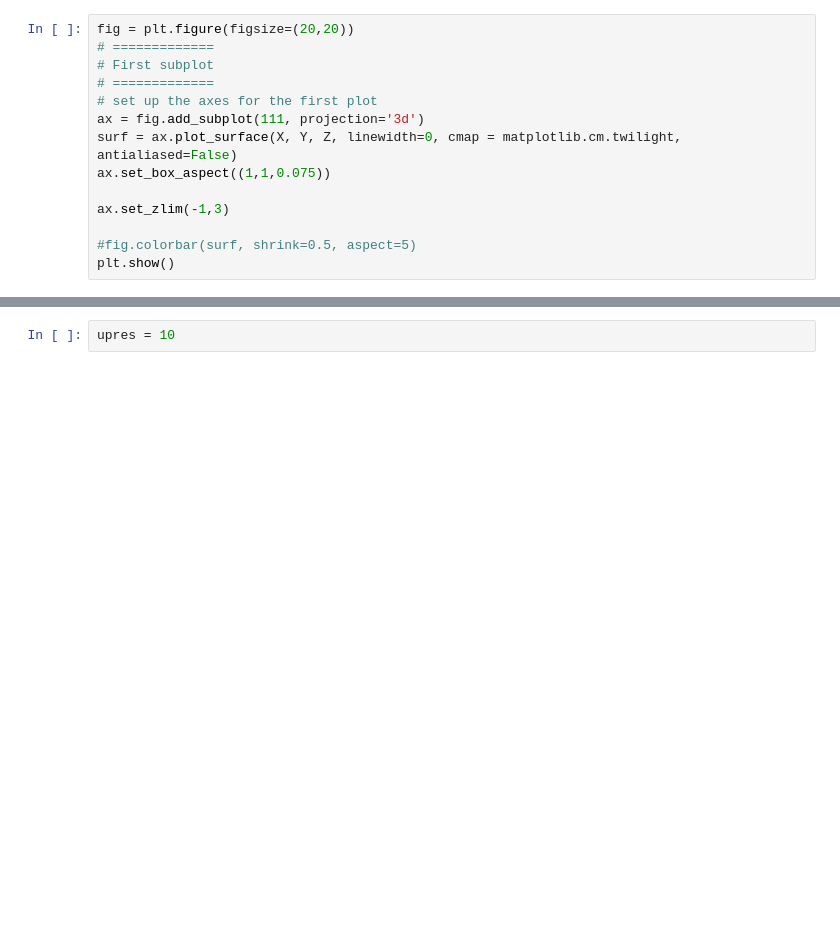
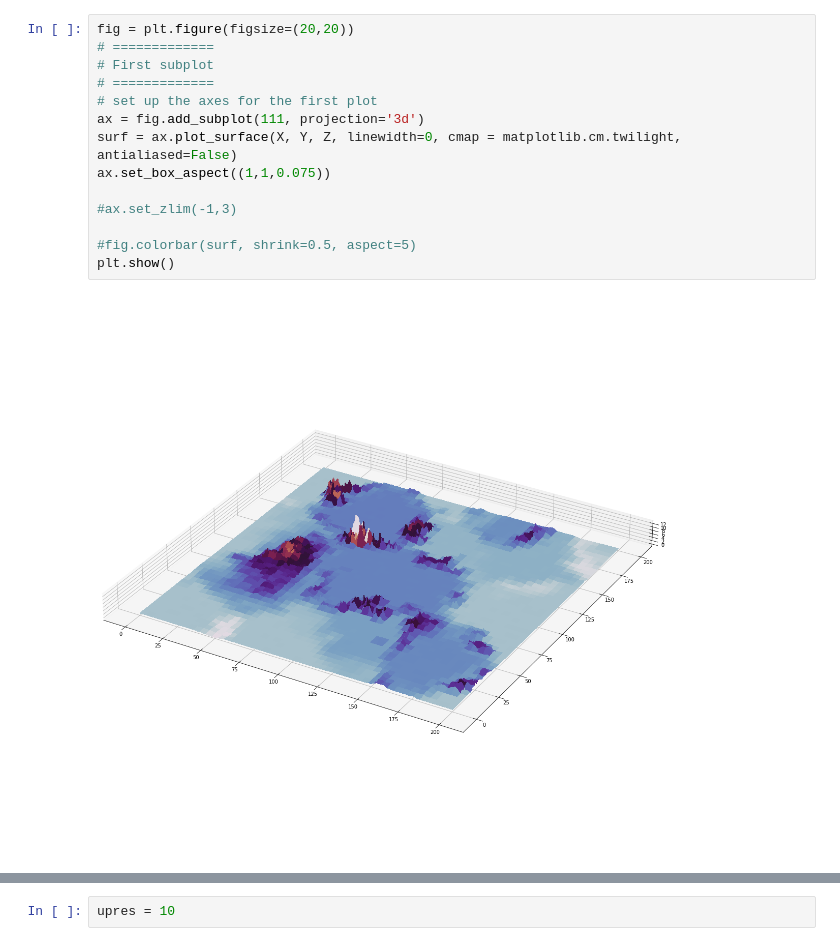
Before and after one commit to EddieMcT/Map_Generator, a Jupyter notebook: landscape generator.ipynb, the cells around one changed output, grey strips where cells are left out. Saved outputs shown, nothing was run; the diff lists cells and outputs as text; blank space fills up the shorter version.

```diff
--- a/landscape generator.ipynb
+++ b/landscape generator.ipynb
@@ -34,14 +61,16 @@ print(end-start)
 # %%
 fig = plt.figure(figsize=(20,20))
 # =============
 # First subplot
 # =============
 # set up the axes for the first plot
 ax = fig.add_subplot(111, projection='3d')
 surf = ax.plot_surface(X, Y, Z, linewidth=0, cmap = matplotlib.cm.twilight, antialiased=False)
 ax.set_box_aspect((1,1,0.075))
 
-ax.set_zlim(-1,3)
+#ax.set_zlim(-1,3)
 
 #fig.colorbar(surf, shrink=0.5, aspect=5)
 plt.show()
+# %% [output]
+[figure, added]
```
Also changed, not shown: parts of 15 cells of this notebook, 9 other files.
